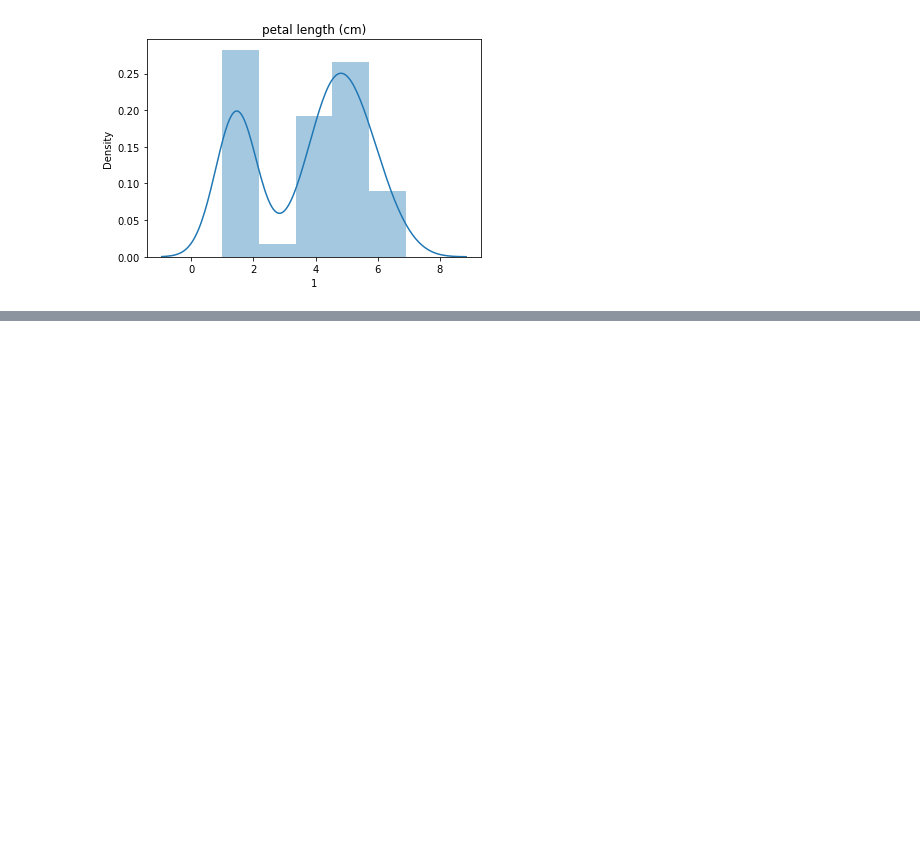
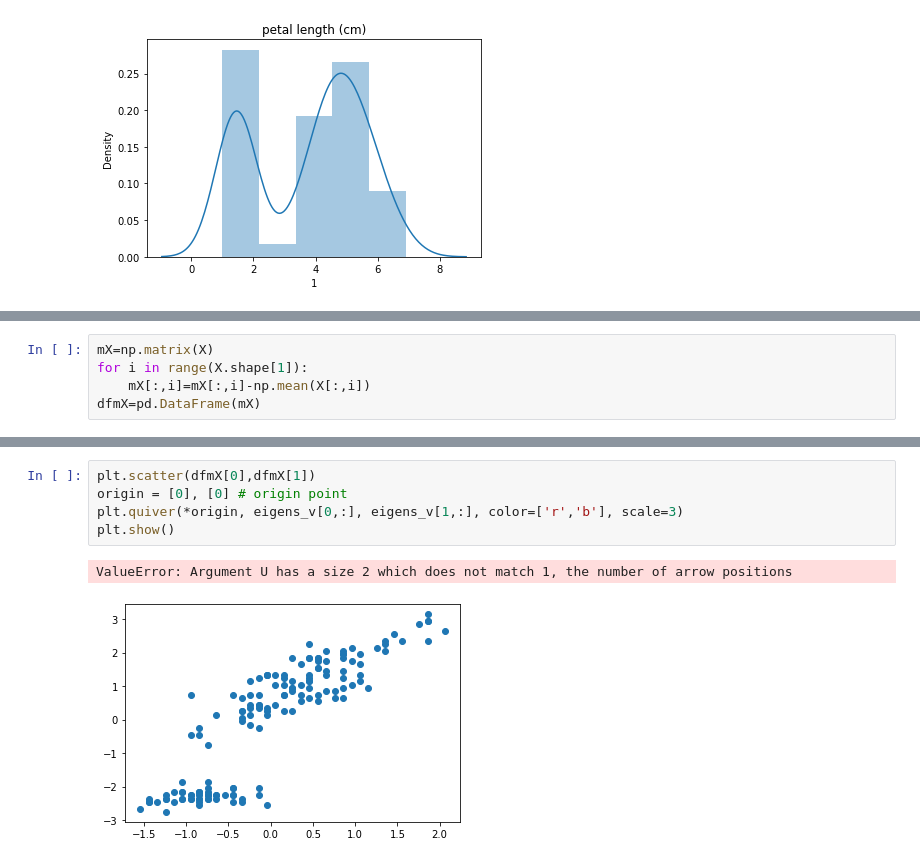
Before and after one commit to blair-lee/online, a Jupyter notebook: ch6_regression_analysis/(7) PCA.ipynb, the cells around one changed output, grey strips where cells are left out. Saved outputs shown, nothing was run; the diff lists cells and outputs as text; blank space fills up the shorter version.

```diff
--- a/ch6_regression_analysis/(7) PCA.ipynb
+++ b/ch6_regression_analysis/(7) PCA.ipynb
@@ -95,0 +122,5 @@ for i in range(df_X.shape[1]):
+# %%
+mX=np.matrix(X)
+for i in range(X.shape[1]):
+    mX[:,i]=mX[:,i]-np.mean(X[:,i])
+dfmX=pd.DataFrame(mX)
@@ -95,0 +140,8 @@ for i in range(df_X.shape[1]):
+# %%
+plt.scatter(dfmX[0],dfmX[1])
+origin = [0], [0] # origin point
+plt.quiver(*origin, eigens_v[0,:], eigens_v[1,:], color=['r','b'], scale=3)
+plt.show()
+# %% [output]
+ValueError: Argument U has a size 2 which does not match 1, the number of arrow positions
+[figure, added]
```
Also changed, not shown: parts of 8 cells of this notebook.
